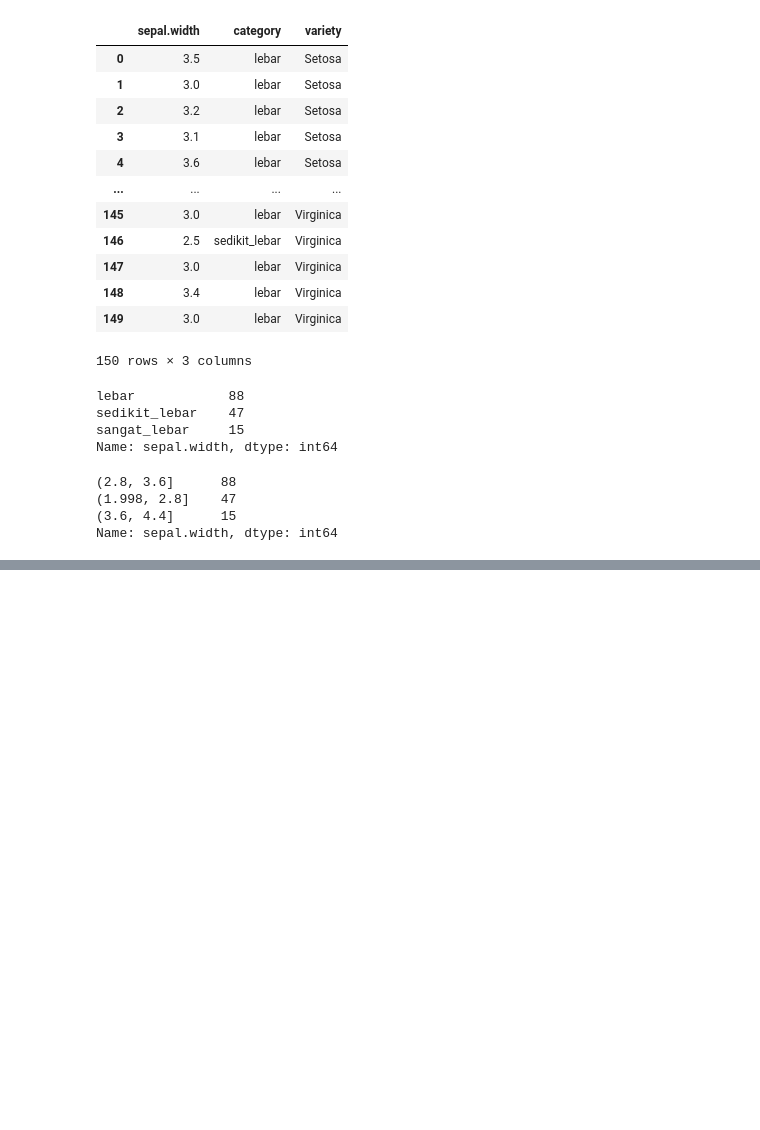
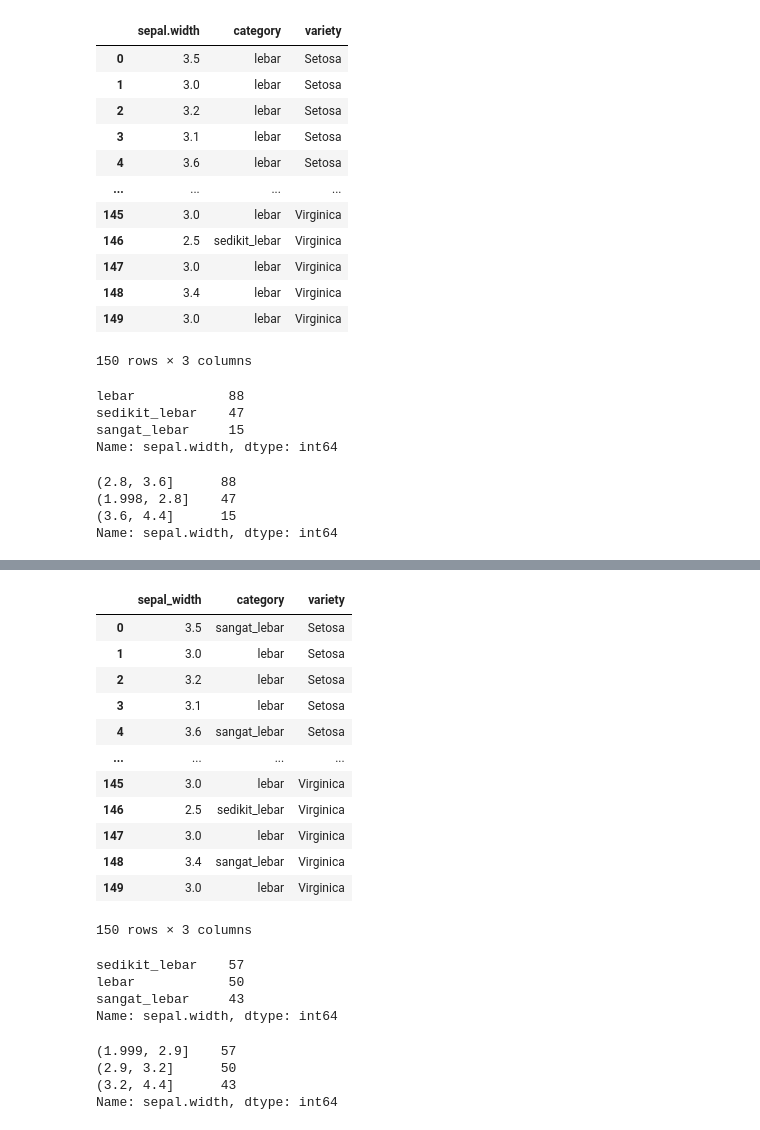
Before and after one commit to CAHYANIR/datamining, a Jupyter notebook: _sources/Tugas_2.ipynb, the cells around one changed output, grey strips where cells are left out. Drawn from its saved outputs; the diff is of its cells as text; code cells hidden in the pictures; blank space fills up the shorter version.

```diff
--- a/_sources/Tugas_2.ipynb
+++ b/_sources/Tugas_2.ipynb
@@ -110,0 +288,47 @@ interval_petal_width_ew_binning = pd.cut(PETAL_WIDTH_SERIES, amount_of_binning,
+# %%
+# equal-frequency intervals
+
+labels = ["sedikit_lebar", "lebar", "sangat_lebar"]
+amount_of_binning = len(labels)
+
+sepal_width_ef_binning = pd.qcut(SEPAL_WIDTH_SERIES, amount_of_binning, labels)
+labelled_sepal_width_ef_binning = sepal_width_ef_binning.value_counts()
+interval_sepal_width_ef_binning = pd.qcut(SEPAL_WIDTH_SERIES, amount_of_binning).value_counts()
+# %%
+# dataframe of sepal-width and sepal category
+df_sepal_width_ef = pd.DataFrame(pd.concat((SEPAL_WIDTH_SERIES, sepal_width_ef_binning, IRIS_VARIETY), axis = 1))
+# %%
+# change columns name
+df_sepal_width_ef.columns = ["sepal_width", "category", "variety"]
+# %%
+df_sepal_width_ef
+# %% [output]
+|  | sepal_width | category | variety |
+| 0 | 3.5 | sangat_lebar | Setosa |
+| 1 | 3.0 | lebar | Setosa |
+| 2 | 3.2 | lebar | Setosa |
+| 3 | 3.1 | lebar | Setosa |
+| 4 | 3.6 | sangat_lebar | Setosa |
+| ... | ... | ... | ... |
+| 145 | 3.0 | lebar | Virginica |
+| 146 | 2.5 | sedikit_lebar | Virginica |
+| 147 | 3.0 | lebar | Virginica |
+| 148 | 3.4 | sangat_lebar | Virginica |
+| 149 | 3.0 | lebar | Virginica |
+150 rows × 3 columns
+# %%
+# equal-frequency intervals binning with label
+labelled_sepal_width_ef_binning
+# %% [output]
+sedikit_lebar    57
+lebar            50
+sangat_lebar     43
+Name: sepal.width, dtype: int64
+# %%
+# equal-frequency intervals out label
+interval_sepal_width_ef_binning
+# %% [output]
+(1.999, 2.9]    57
+(2.9, 3.2]      50
+(3.2, 4.4]      43
+Name: sepal.width, dtype: int64
```
Also changed, not shown: parts of 56 cells of this notebook, 2 other files.
